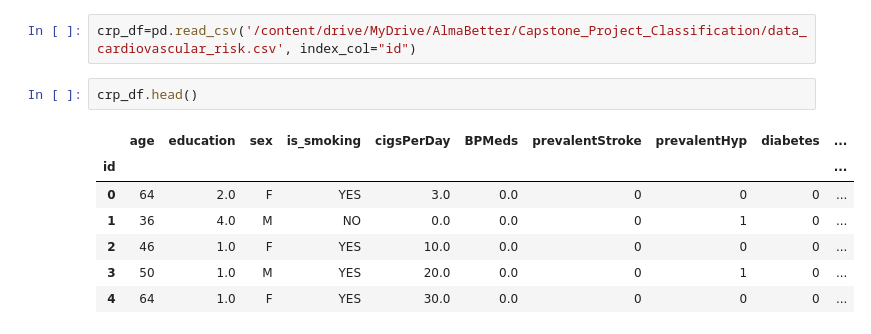
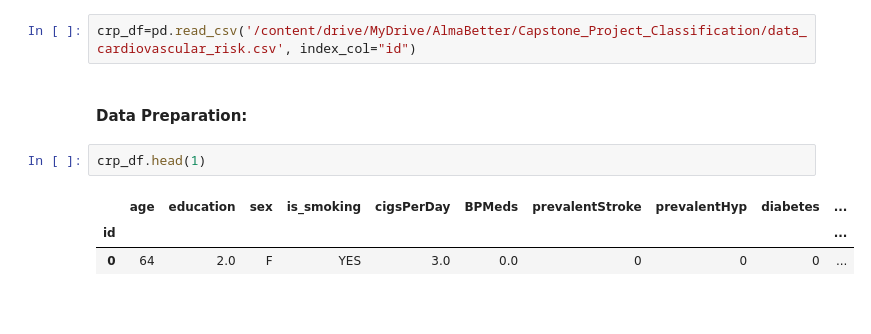
Before and after one commit to ambika1us/Cardiovascular_Risk_Prediction, a Jupyter notebook: Ambika_Prasad_Cardiovascular_Risk_Prediction.ipynb, the cells around one changed output. Cells and saved outputs as stored; diff of their text form; blank space fills up the shorter version.

```diff
--- a/Ambika_Prasad_Cardiovascular_Risk_Prediction.ipynb
+++ b/Ambika_Prasad_Cardiovascular_Risk_Prediction.ipynb
@@ -107,13 +107,11 @@ drive.mount('/content/drive')
 Mounted at /content/drive
 # %%
 crp_df=pd.read_csv('/content/drive/MyDrive/AlmaBetter/Capstone_Project_Classification/data_cardiovascular_risk.csv', index_col="id")
+# %% [markdown]
+<h4><b>Data Preparation:</b></h4>
 # %%
-crp_df.head()
+crp_df.head(1)
 # %% [output]
 |  | age | education | sex | is_smoking | cigsPerDay | BPMeds | prevalentStroke | prevalentHyp | diabetes | ... |
 | id |  |  |  |  |  |  |  |  |  | ... |
 | 0 | 64 | 2.0 | F | YES | 3.0 | 0.0 | 0 | 0 | 0 | ... |
-| 1 | 36 | 4.0 | M | NO | 0.0 | 0.0 | 0 | 1 | 0 | ... |
-| 2 | 46 | 1.0 | F | YES | 10.0 | 0.0 | 0 | 0 | 0 | ... |
-| 3 | 50 | 1.0 | M | YES | 20.0 | 0.0 | 0 | 1 | 0 | ... |
-| 4 | 64 | 1.0 | F | YES | 30.0 | 0.0 | 0 | 0 | 0 | ... |
```
Also changed, not shown: parts of 20 cells of this notebook.
